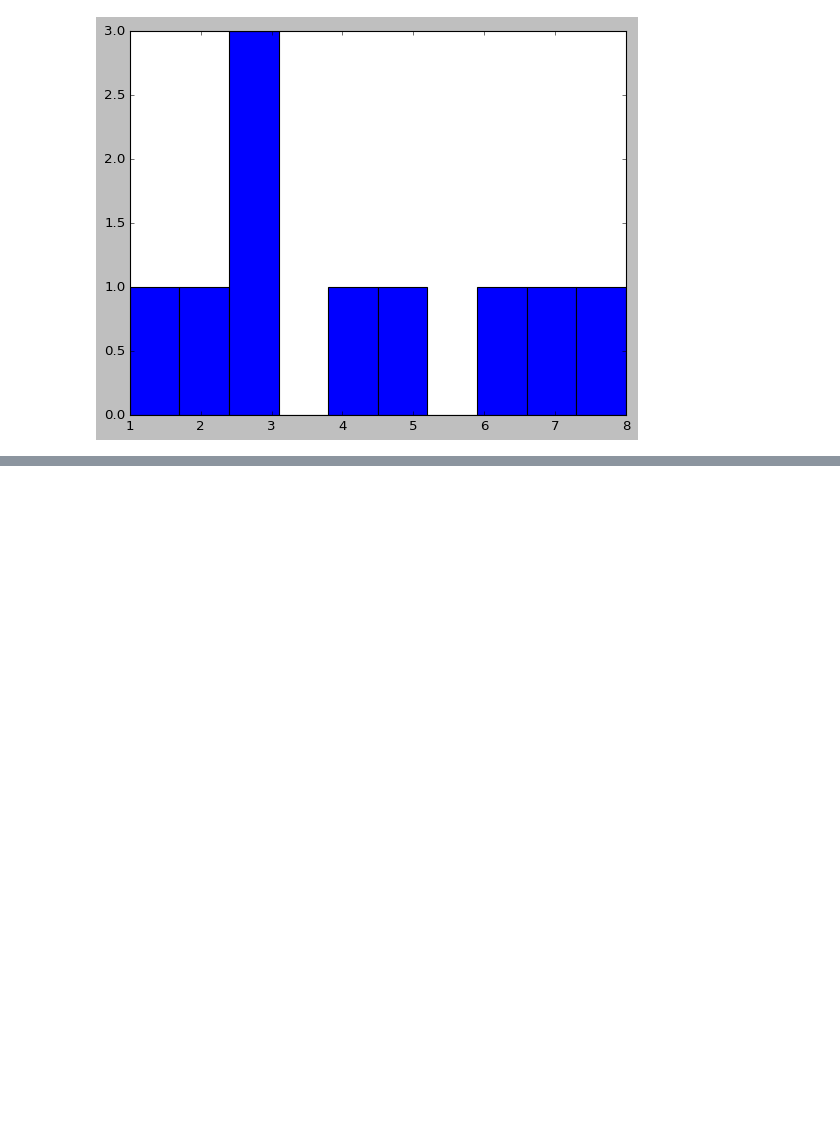
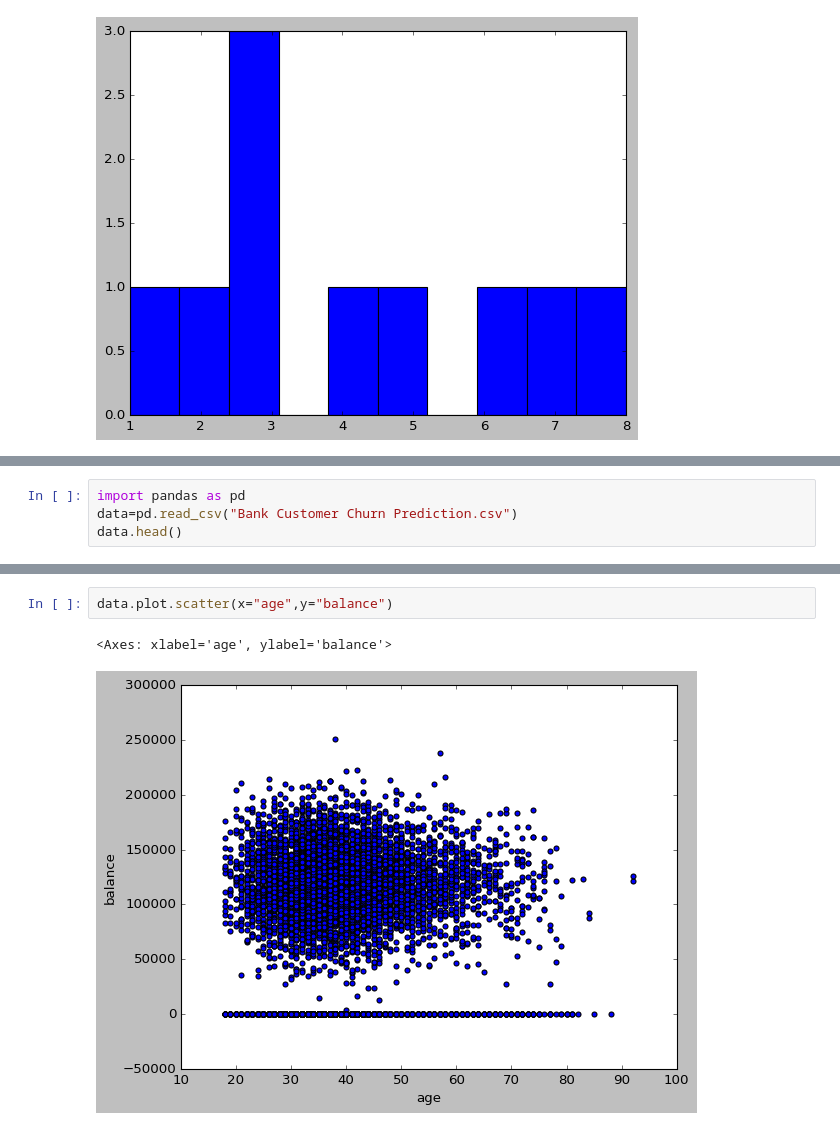
Before and after one commit to omkarpattnaik8080/Matplotlib01, a Jupyter notebook: MatplotlibComplete.ipynb, the cells around one changed output, grey strips where cells are left out. Cells and saved outputs as stored; diff of their text form; blank space fills up the shorter version.

```diff
--- a/MatplotlibComplete.ipynb
+++ b/MatplotlibComplete.ipynb
@@ -401,0 +413,4 @@ array([0.48174752, 0.31630351, 0.23703566, 0.67896538, 0.95569891,
+# %%
+import pandas as pd
+data=pd.read_csv("Bank Customer Churn Prediction.csv")
+data.head()
@@ -401,0 +424,5 @@ array([0.48174752, 0.31630351, 0.23703566, 0.67896538, 0.95569891,
+# %%
+data.plot.scatter(x="age",y="balance")
+# %% [output]
+<Axes: xlabel='age', ylabel='balance'>
+[figure, added]
```
Also changed, not shown: parts of 20 cells of this notebook.
